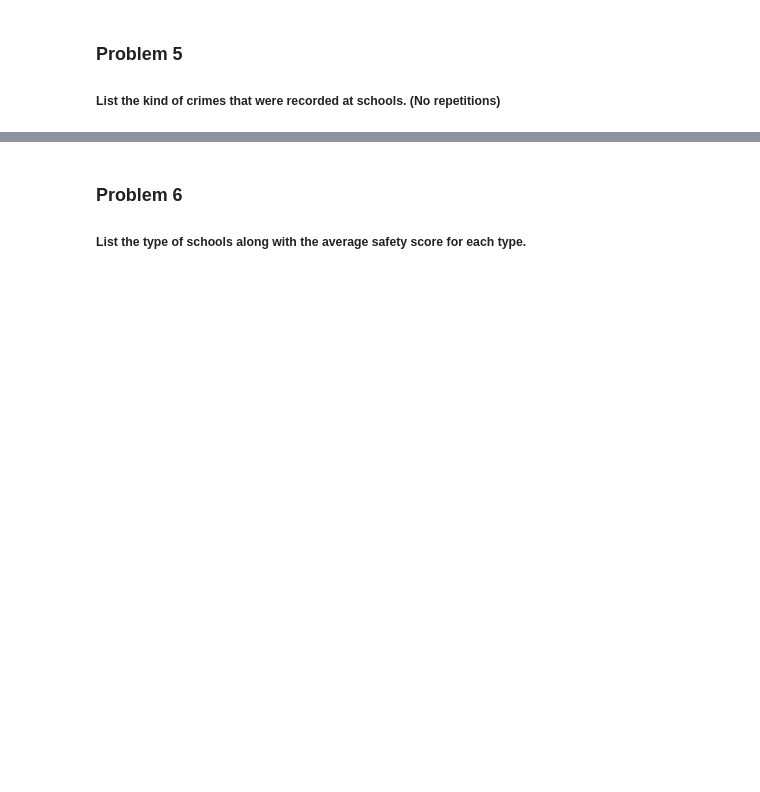
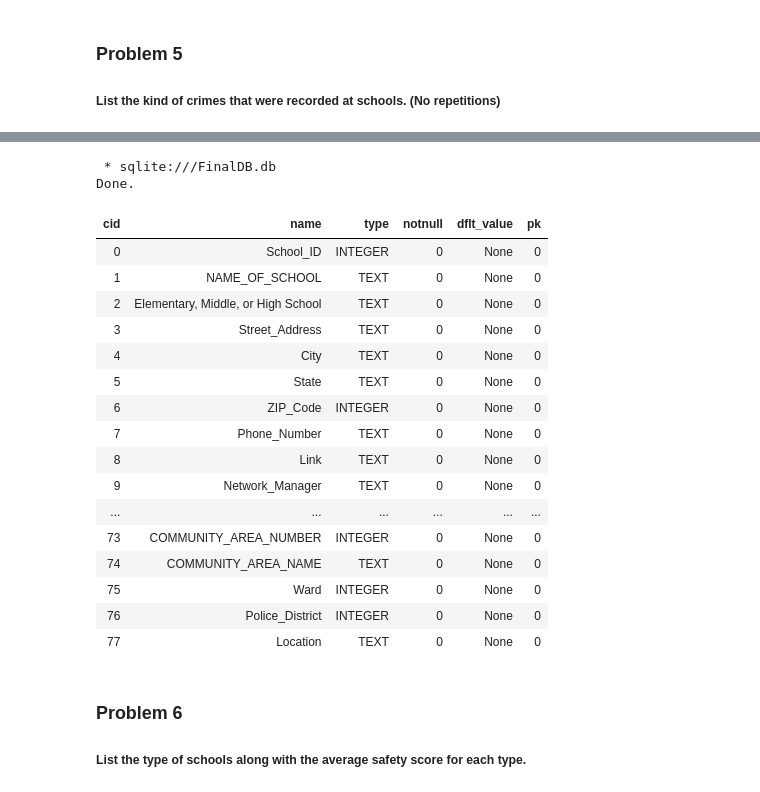
Before and after one commit to wxcuop/DatabasesandSQLforDataSciencewithPython, a Jupyter notebook: mod5_final_project.ipynb, the cells around one changed output, grey strips where cells are left out. Saved outputs shown, nothing was run; the diff lists cells and outputs as text; code cells hidden in the pictures; blank space fills up the shorter version.

```diff
--- a/mod5_final_project.ipynb
+++ b/mod5_final_project.ipynb
@@ -163,3 +259,26 @@ Now write and execute SQL queries to solve assignment problems
+# %%
+%%sql
+pragma table_info(CHICAGO_PUBLIC_SCHOOLS)
+# %% [output]
+ * sqlite:///FinalDB.db
+Done.
+| cid | name | type | notnull | dflt_value | pk |
+| 0 | School_ID | INTEGER | 0 | None | 0 |
+| 1 | NAME_OF_SCHOOL | TEXT | 0 | None | 0 |
+| 2 | Elementary, Middle, or High School | TEXT | 0 | None | 0 |
+| 3 | Street_Address | TEXT | 0 | None | 0 |
+| 4 | City | TEXT | 0 | None | 0 |
+| 5 | State | TEXT | 0 | None | 0 |
+| 6 | ZIP_Code | INTEGER | 0 | None | 0 |
+| 7 | Phone_Number | TEXT | 0 | None | 0 |
+| 8 | Link | TEXT | 0 | None | 0 |
+| 9 | Network_Manager | TEXT | 0 | None | 0 |
+| ... | ... | ... | ... | ... | ... |
+| 73 | COMMUNITY_AREA_NUMBER | INTEGER | 0 | None | 0 |
+| 74 | COMMUNITY_AREA_NAME | TEXT | 0 | None | 0 |
+| 75 | Ward | INTEGER | 0 | None | 0 |
+| 76 | Police_District | INTEGER | 0 | None | 0 |
+| 77 | Location | TEXT | 0 | None | 0 |
 # %% [markdown]
 ### Problem 6
 
```
Also changed, not shown: parts of 15 cells of this notebook, 1 other file.
